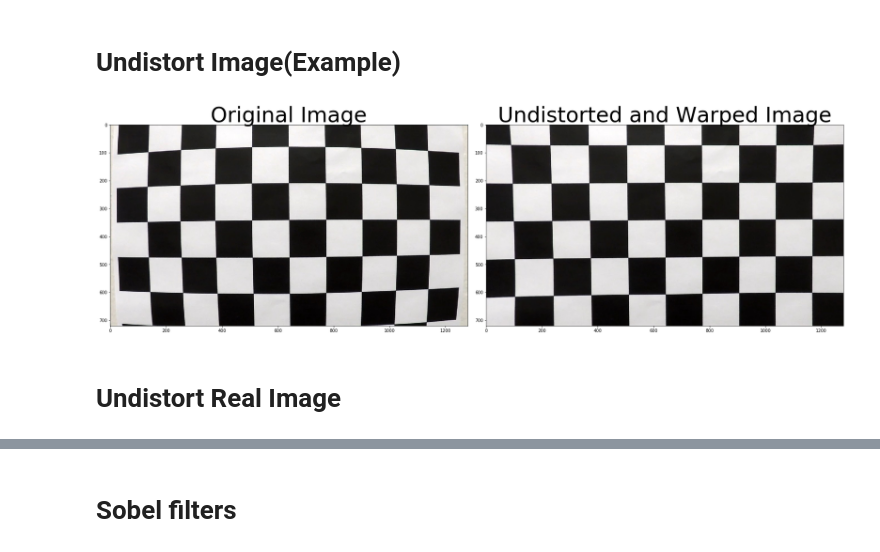
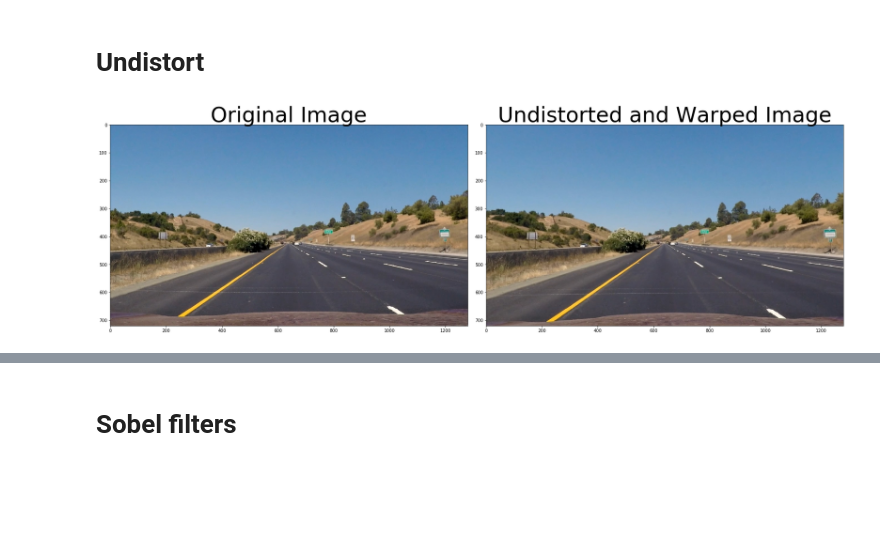
Before and after one commit to kirilcvetkov92/Advanced-Lane-Detection, a Jupyter notebook: Notebook.ipynb, the cells around one changed output, grey strips where cells are left out. Cells and saved outputs as stored; diff of their text form; code cells hidden in the pictures; blank space fills up the shorter version.

```diff
--- a/Notebook.ipynb
+++ b/Notebook.ipynb
@@ -22,21 +22,19 @@ for fname in fnames :
     img_points_list+=img_points
     obj_points_list+=obj_points
 # %% [markdown]
-# Undistort Image(Example)
+# Undistort
 # %%
-img = mpimg.imread('camera_cal/calibration1.jpg')
+img = mpimg.imread('straight_lines1.jpg')
 height, width  = img.shape[0], img.shape[1]
 undistorted, dist, mtx = cal_undistort(img, obj_points_list, img_points_list)
 
 f, (ax1, ax2) = plt.subplots(1, 2, figsize=(24, 9))
 f.tight_layout()
 ax1.imshow(img)
 ax1.set_title('Original Image', fontsize=50)
 ax2.imshow(undistorted)
 ax2.set_title('Undistorted and Warped Image', fontsize=50)
 plt.subplots_adjust(left=0., right=1, top=0.9, bottom=0.)
 plt.show()
 # %% [output]
-[figure, old version]
+[figure, new version]
-# %% [markdown]
-# Undistort Real Image
```
Also changed, not shown: parts of 31 cells of this notebook.
